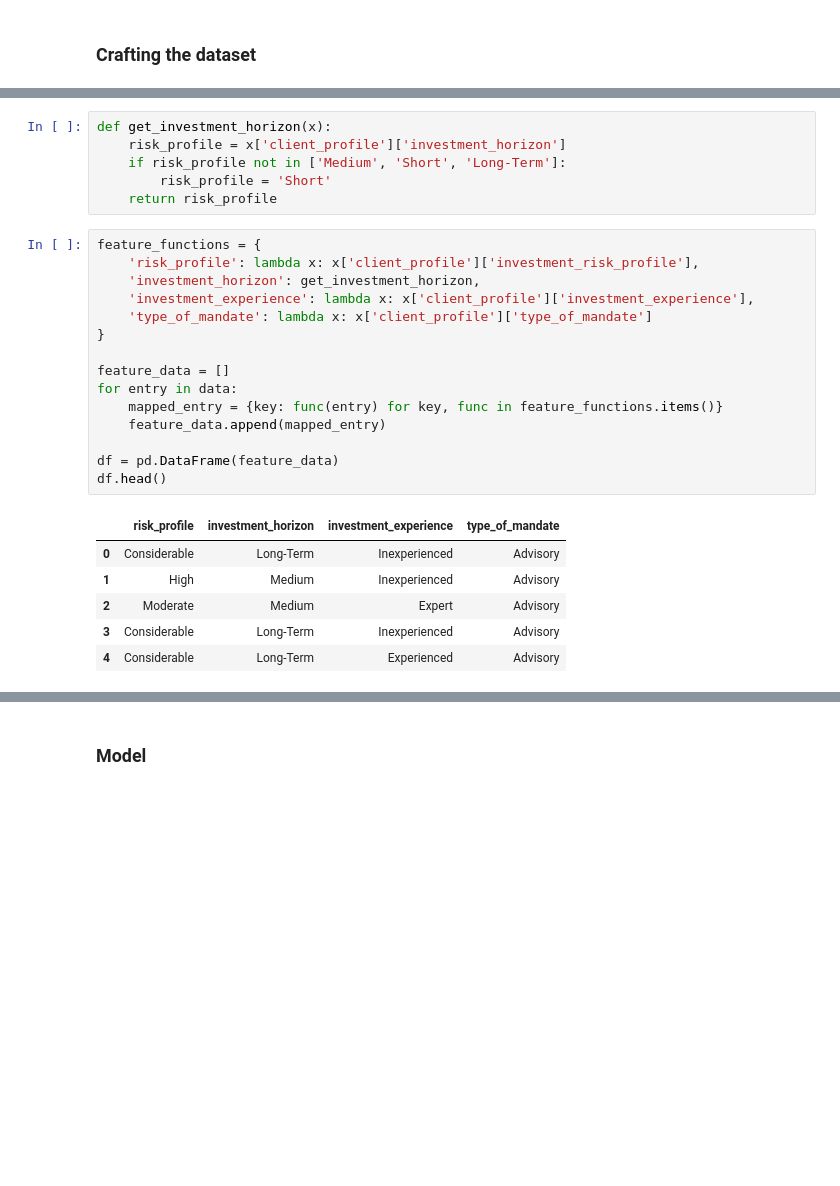
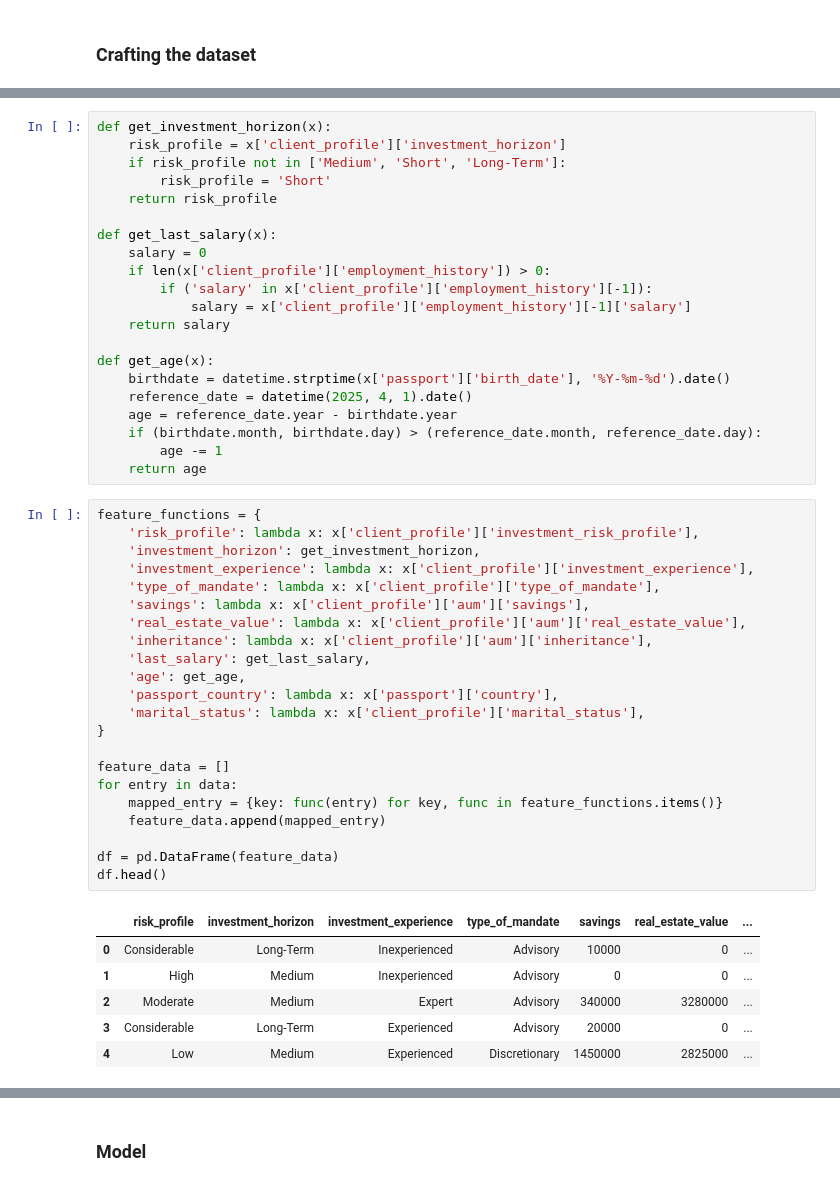
Before and after one commit to shakiryousefi/datathon2025, a Jupyter notebook: ml_approach.ipynb, the cells around one changed output, grey strips where cells are left out. Saved outputs shown, nothing was run; the diff lists cells and outputs as text; blank space fills up the shorter version.

```diff
--- a/ml_approach.ipynb
+++ b/ml_approach.ipynb
@@ -29,31 +30,53 @@ print(len(data))
-# %%
-def get_investment_horizon(x):
-    risk_profile = x['client_profile']['investment_horizon']
-    if risk_profile not in ['Medium', 'Short', 'Long-Term']:
-        risk_profile = 'Short'
-    return risk_profile
+# %%
+def get_investment_horizon(x):
+    risk_profile = x['client_profile']['investment_horizon']
+    if risk_profile not in ['Medium', 'Short', 'Long-Term']:
+        risk_profile = 'Short'
+    return risk_profile
+
+def get_last_salary(x):
+    salary = 0
+    if len(x['client_profile']['employment_history']) > 0:
+        if ('salary' in x['client_profile']['employment_history'][-1]):
+            salary = x['client_profile']['employment_history'][-1]['salary']
+    return salary
+
+def get_age(x):
+    birthdate = datetime.strptime(x['passport']['birth_date'], '%Y-%m-%d').date()
+    reference_date = datetime(2025, 4, 1).date()
+    age = reference_date.year - birthdate.year
+    if (birthdate.month, birthdate.day) > (reference_date.month, reference_date.day):
+        age -= 1
+    return age
 # %%
 feature_functions = {
     'risk_profile': lambda x: x['client_profile']['investment_risk_profile'],
     'investment_horizon': get_investment_horizon,
     'investment_experience': lambda x: x['client_profile']['investment_experience'],
-    'type_of_mandate': lambda x: x['client_profile']['type_of_mandate']
+    'type_of_mandate': lambda x: x['client_profile']['type_of_mandate'],
+    'savings': lambda x: x['client_profile']['aum']['savings'],
+    'real_estate_value': lambda x: x['client_profile']['aum']['real_estate_value'],
+    'inheritance': lambda x: x['client_profile']['aum']['inheritance'],
+    'last_salary': get_last_salary,
+    'age': get_age,
+    'passport_country': lambda x: x['passport']['country'],
+    'marital_status': lambda x: x['client_profile']['marital_status'],
 }
 
 feature_data = []
 for entry in data:
     mapped_entry = {key: func(entry) for key, func in feature_functions.items()}
     feature_data.append(mapped_entry)
 
 df = pd.DataFrame(feature_data)
 df.head()
 # %% [output]
-|  | risk_profile | investment_horizon | investment_experience | type_of_mandate |
-| 0 | Considerable | Long-Term | Inexperienced | Advisory |
-| 1 | High | Medium | Inexperienced | Advisory |
-| 2 | Moderate | Medium | Expert | Advisory |
-| 3 | Considerable | Long-Term | Inexperienced | Advisory |
-| 4 | Considerable | Long-Term | Experienced | Advisory |
+|  | risk_profile | investment_horizon | investment_experience | type_of_mandate | savings | real_estate_value | ... |
+| 0 | Considerable | Long-Term | Inexperienced | Advisory | 10000 | 0 | ... |
+| 1 | High | Medium | Inexperienced | Advisory | 0 | 0 | ... |
+| 2 | Moderate | Medium | Expert | Advisory | 340000 | 3280000 | ... |
+| 3 | Considerable | Long-Term | Experienced | Advisory | 20000 | 0 | ... |
+| 4 | Low | Medium | Experienced | Discretionary | 1450000 | 2825000 | ... |
 # %%
 df.describe(include=['object'])
 # %% [output]
```
Also changed, not shown: parts of 11 cells of this notebook.
